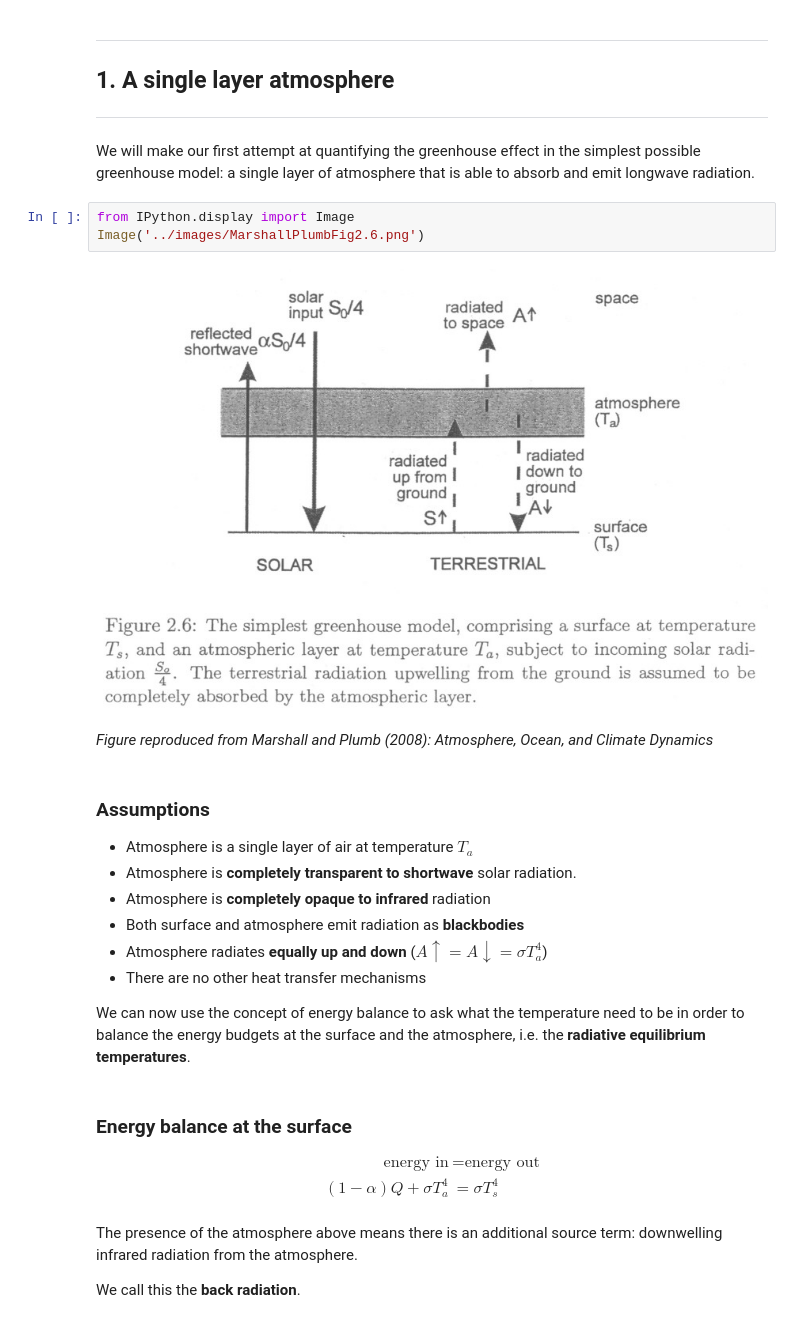
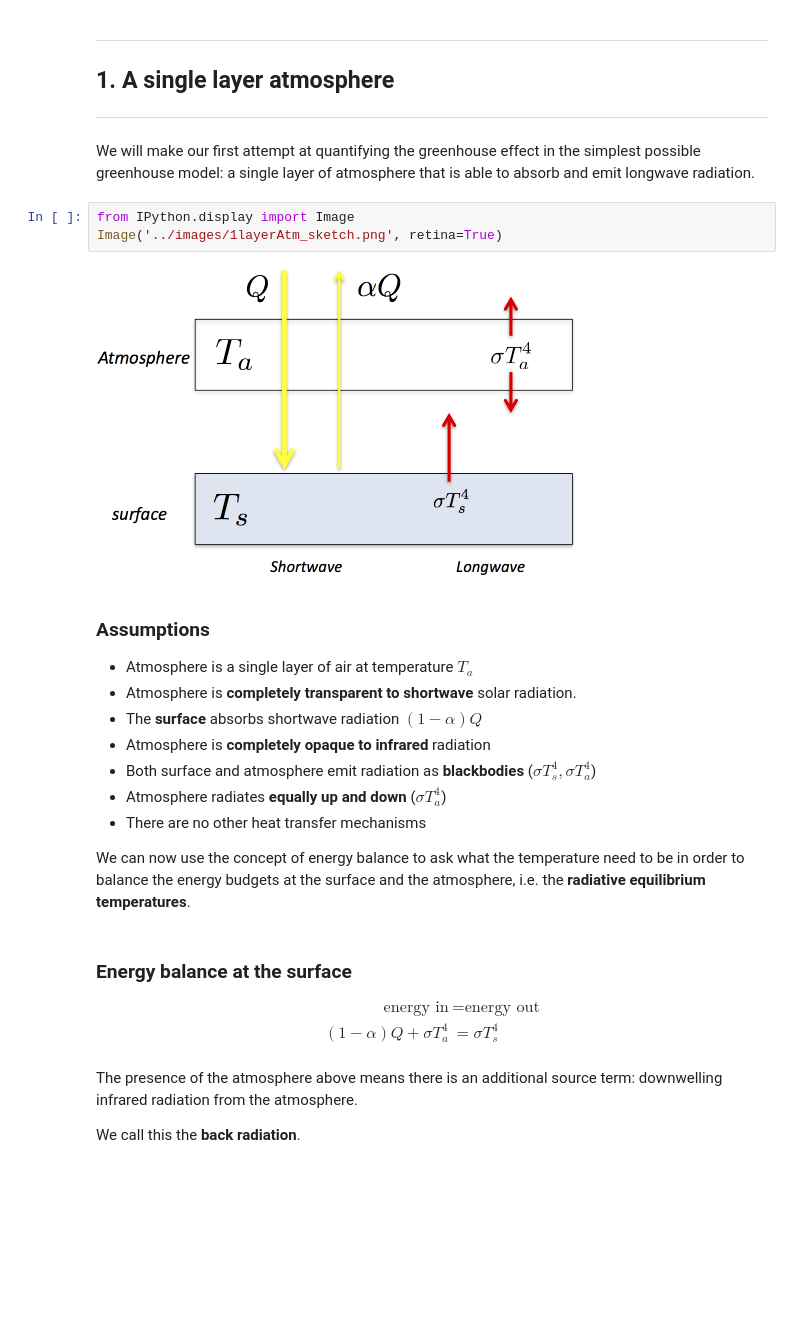
Before and after one commit to brian-rose/ClimateModeling_courseware, a Jupyter notebook: Lectures/Lecture06 -- Elementary greenhouse models.ipynb, the cells around one changed output. Drawn from its saved outputs; the diff is of its cells as text; blank space fills up the shorter version.

Commit message:
Replace 1-layer atmosphere sketch from Marshal and Plumb with a custom sketch that looks nicer.

```diff
--- a/Lectures/Lecture06 -- Elementary greenhouse models.ipynb
+++ b/Lectures/Lecture06 -- Elementary greenhouse models.ipynb
@@ -31,19 +31,18 @@ ____________
 We will make our first attempt at quantifying the greenhouse effect in the simplest possible greenhouse model: a single layer of atmosphere that is able to absorb and emit longwave radiation.
 # %%
 from IPython.display import Image
-Image('../images/MarshallPlumbFig2.6.png')
+Image('../images/1layerAtm_sketch.png', retina=True)
 # %% [output]
-[figure, old version]
+[figure, new version]
-# %% [markdown]
-*Figure reproduced from Marshall and Plumb (2008): Atmosphere, Ocean, and Climate Dynamics*
 # %% [markdown]
 ### Assumptions
 
 - Atmosphere is a single layer of air at temperature $T_a$
 - Atmosphere is **completely transparent to shortwave** solar radiation.
+- The **surface** absorbs shortwave radiation $(1-\alpha) Q$
 - Atmosphere is **completely opaque to infrared** radiation
-- Both surface and atmosphere emit radiation as **blackbodies**
-- Atmosphere radiates **equally up and down** ($A\uparrow = A\downarrow = \sigma T_a^4$)
+- Both surface and atmosphere emit radiation as **blackbodies** ($\sigma T_s^4, \sigma T_a^4$)
+- Atmosphere radiates **equally up and down** ($\sigma T_a^4$)
 - There are no other heat transfer mechanisms
 
 We can now use the concept of energy balance to ask what the temperature need to be in order to balance the energy budgets at the surface and the atmosphere, i.e. the **radiative equilibrium temperatures**.
```
Also changed, not shown: parts of 1 cell of this notebook, 1 other file.
